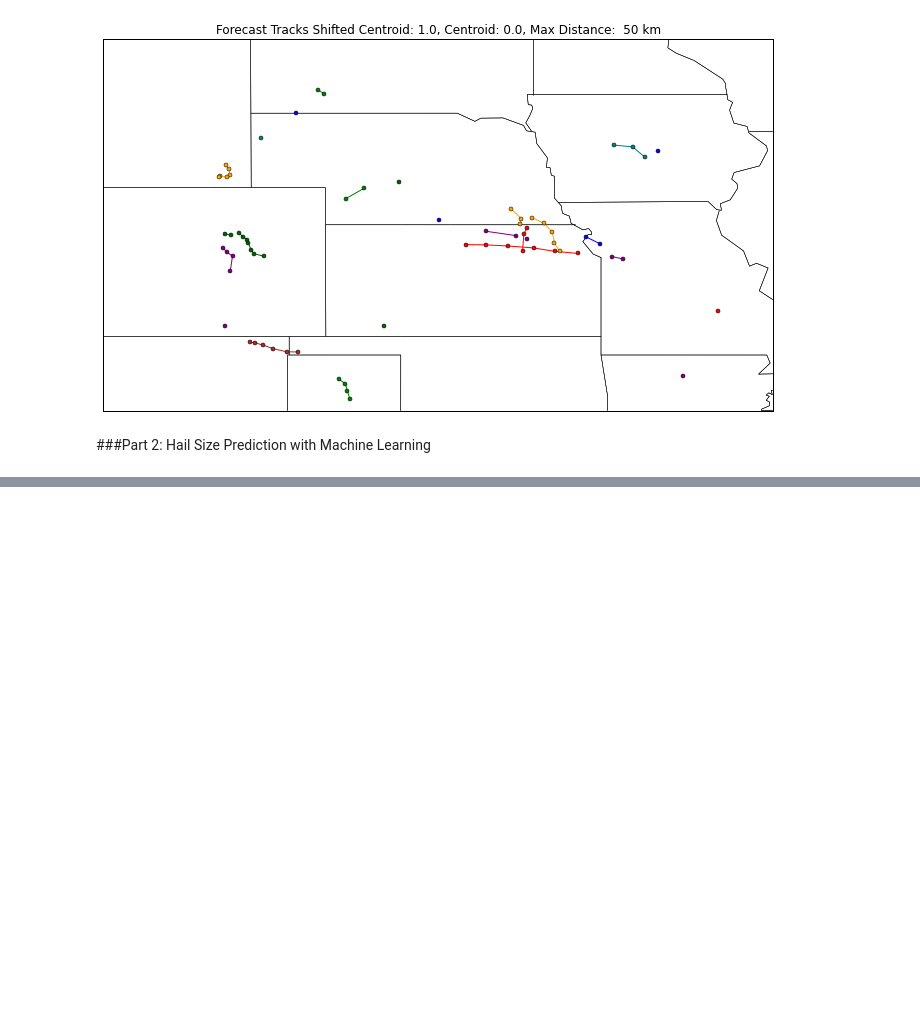
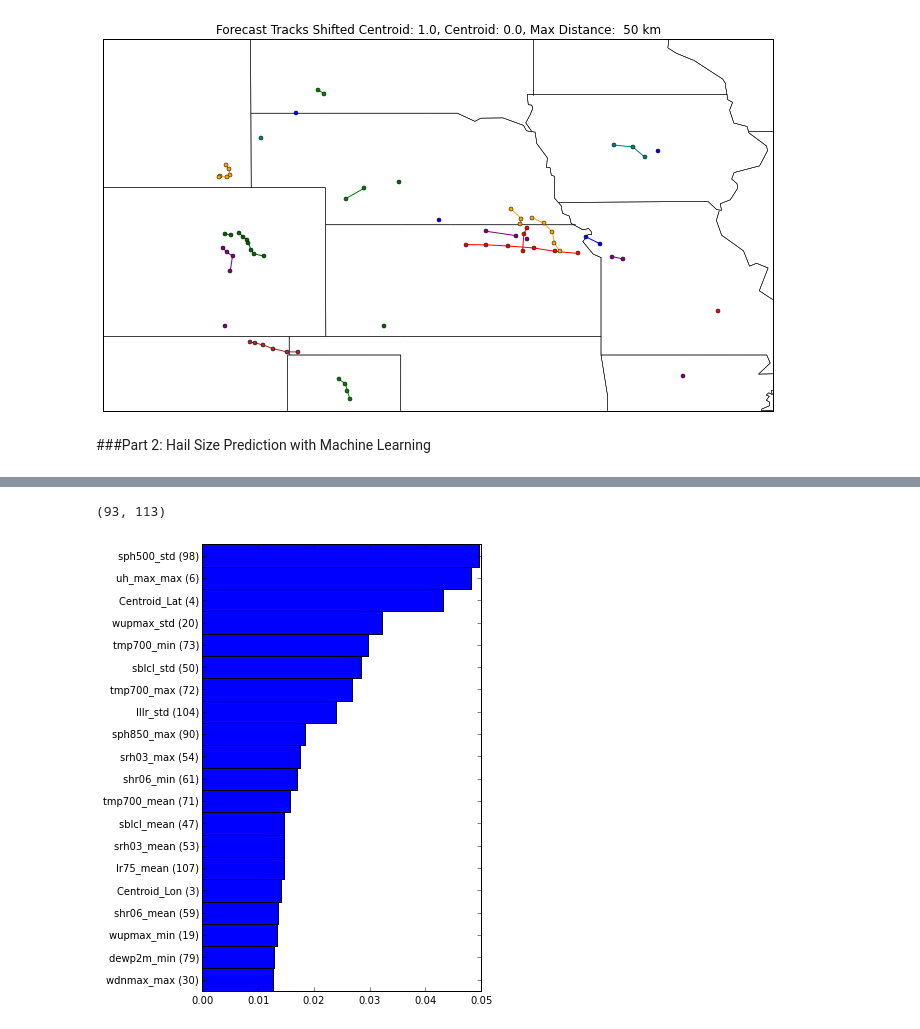
Before and after one commit to djgagne/hagelslag, a Jupyter notebook: demos/unidata_users_workshop_2015.ipynb, the cells around one changed output, grey strips where cells are left out. Cells and saved outputs as stored; diff of their text form; code cells hidden in the pictures; blank space fills up the shorter version.

Commit message:
Added test data and updated notebook

```diff
--- a/demos/unidata_users_workshop_2015.ipynb
+++ b/demos/unidata_users_workshop_2015.ipynb
@@ -274,6 +277,8 @@ from sklearn.ensemble import RandomForestRegressor
 # %%
-train_data_dir = "/Users/djgagne/research/track_data_csv_unidata_train/"
+train_data_dir = "../testdata/track_data_csv_unidata_train/"
+forecast_data_dir = "../testdata/track_data_csv_unidata_forecast/"
 train_step_files = sorted(glob(train_data_dir + "track_step_SSEF*.csv"))
 train_total_files = sorted(glob(train_data_dir + "track_total_SSEF*.csv"))
 track_step_data = pd.concat(map(pd.read_csv, train_step_files), ignore_index=True)
-track_total_data = pd.concat(map(pd.read_csv, train_step_files), ignore_index=True)
+track_total_data = pd.concat(map(pd.read_csv, train_total_files), ignore_index=True)
+track_forecast_data = pd.read_csv(forecast_data_dir + "track_step_SSEF_wrf-s3cn_arw_20150604.csv")
@@ -300,0 +285,8 @@ track_step_data
+# %%
+rf = RandomForestRegressor(n_estimators=100, max_depth=10)
+gbr = GradientBoostingRegressor(n_estimators=100, loss='lad', learning_rate=0.05, max_depth=8, max_features="sqrt", verbose=2)
+lr = LinearRegression()
+filter_idx = (track_step_data['Hail_Size'] > 0) & (track_step_data['Hail_Size'] < 100)
+rf.fit(track_step_data.ix[filter_idx, 3:-1], track_step_data['Hail_Size'][filter_idx])
+gbr.fit(track_step_data.ix[filter_idx, 3:-1], track_step_data['Hail_Size'][filter_idx])
+lr.fit(track_step_data.ix[filter_idx,["uh_max_max"]], track_step_data['Hail_Size'][filter_idx])
@@ -300,0 +312,12 @@ track_step_data
+# %%
+feature_names = np.array(["{0} ({1:d})".format(f, x) for x, f in enumerate(track_step_data.columns[3:-1].values)])
+feature_ranks = np.argsort(rf.feature_importances_)
+num_features = 20
+plt.figure(figsize=(5,8))
+plt.barh(np.arange(feature_ranks.size)[-num_features:],
+         rf.feature_importances_[feature_ranks][-num_features:], height=1)
+plt.yticks(np.arange(feature_ranks.size)[-num_features:] + 0.5, feature_names[feature_ranks][-num_features:])
+plt.ylim(feature_names.size-num_features, feature_names.size)
+# %% [output]
+(93, 113)
+[figure, added]
```
Also changed, not shown: parts of 8 cells of this notebook, 49 other files.
